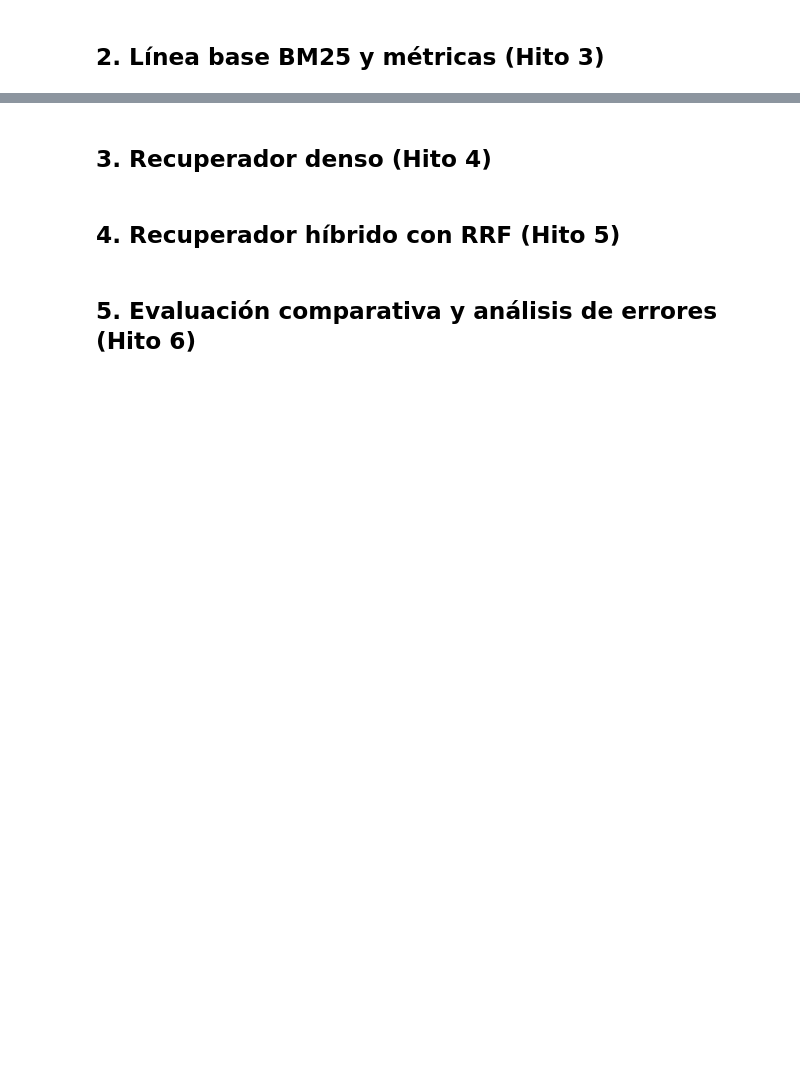
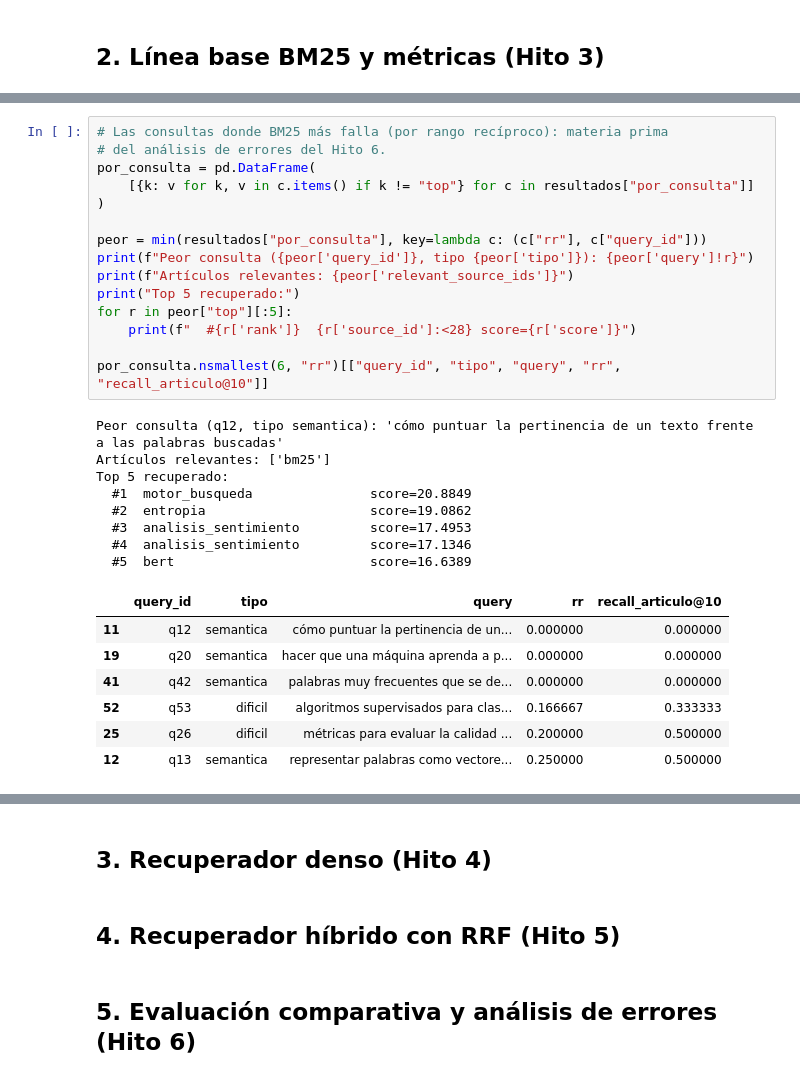
Before and after one commit to LuisBacaSandoval/rag-retrieval, a Jupyter notebook: notebooks/proyecto5_rag.ipynb, the cells around one changed output, grey strips where cells are left out. Drawn from its saved outputs; the diff is of its cells as text; blank space fills up the shorter version.

```diff
--- a/notebooks/proyecto5_rag.ipynb
+++ b/notebooks/proyecto5_rag.ipynb
@@ -122,0 +288,31 @@ plt.show()
+# %%
+# Las consultas donde BM25 más falla (por rango recíproco): materia prima
+# del análisis de errores del Hito 6.
+por_consulta = pd.DataFrame(
+    [{k: v for k, v in c.items() if k != "top"} for c in resultados["por_consulta"]]
+)
+
+peor = min(resultados["por_consulta"], key=lambda c: (c["rr"], c["query_id"]))
+print(f"Peor consulta ({peor['query_id']}, tipo {peor['tipo']}): {peor['query']!r}")
+print(f"Artículos relevantes: {peor['relevant_source_ids']}")
+print("Top 5 recuperado:")
+for r in peor["top"][:5]:
+    print(f"  #{r['rank']}  {r['source_id']:<28} score={r['score']}")
+
+por_consulta.nsmallest(6, "rr")[["query_id", "tipo", "query", "rr", "recall_articulo@10"]]
+# %% [output]
+Peor consulta (q12, tipo semantica): 'cómo puntuar la pertinencia de un texto frente a las palabras buscadas'
+Artículos relevantes: ['bm25']
+Top 5 recuperado:
+  #1  motor_busqueda               score=20.8849
+  #2  entropia                     score=19.0862
+  #3  analisis_sentimiento         score=17.4953
+  #4  analisis_sentimiento         score=17.1346
+  #5  bert                         score=16.6389
+|  | query_id | tipo | query | rr | recall_articulo@10 |
+| 11 | q12 | semantica | cómo puntuar la pertinencia de un... | 0.000000 | 0.000000 |
+| 19 | q20 | semantica | hacer que una máquina aprenda a p... | 0.000000 | 0.000000 |
+| 41 | q42 | semantica | palabras muy frecuentes que se de... | 0.000000 | 0.000000 |
+| 52 | q53 | dificil | algoritmos supervisados para clas... | 0.166667 | 0.333333 |
+| 25 | q26 | dificil | métricas para evaluar la calidad ... | 0.200000 | 0.500000 |
+| 12 | q13 | semantica | representar palabras como vectore... | 0.250000 | 0.500000 |
```
Also changed, not shown: parts of 9 cells of this notebook, 14 other files.
